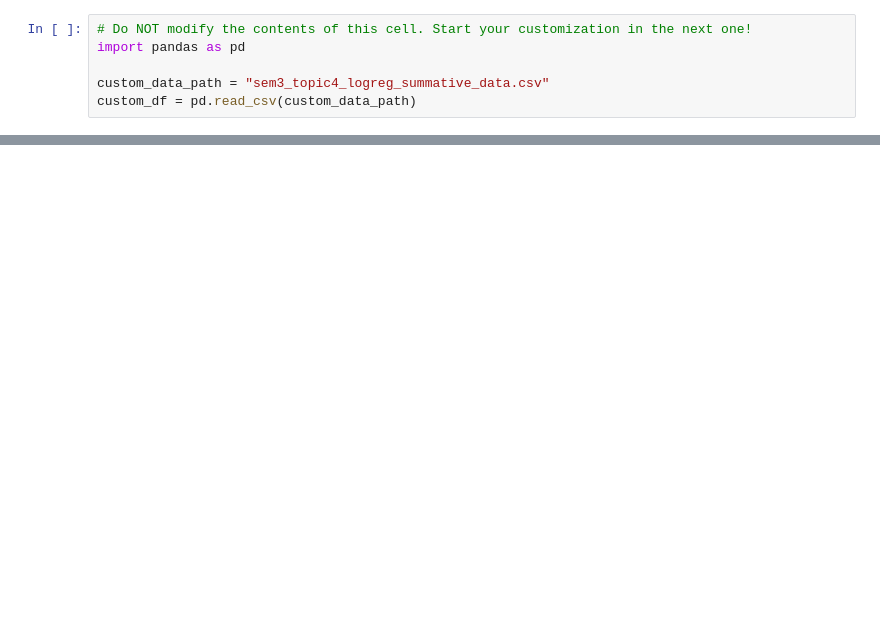
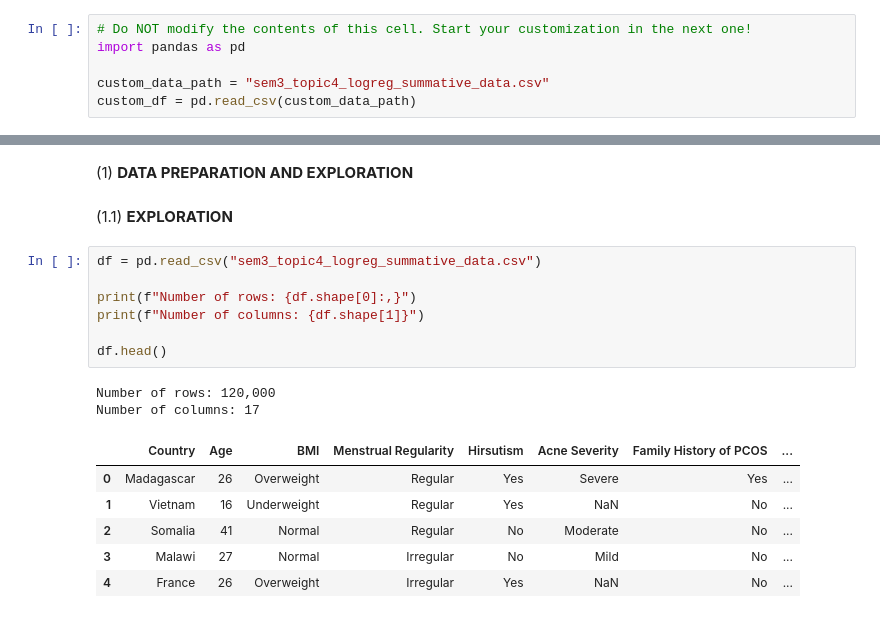
Before and after one commit to marfakozeletsUvA/sem3_projects, a Jupyter notebook: summative4/sem3_topic4_logreg_summative.ipynb, the cells around one changed output, grey strips where cells are left out. Drawn from its saved outputs; the diff is of its cells as text; blank space fills up the shorter version.

```diff
--- a/summative4/sem3_topic4_logreg_summative.ipynb
+++ b/summative4/sem3_topic4_logreg_summative.ipynb
@@ -38,0 +87,20 @@ custom_df = pd.read_csv(custom_data_path)
+# %% [markdown]
+(1) **DATA PREPARATION AND EXPLORATION**
+# %% [markdown]
+(1.1) **EXPLORATION**
+# %%
+df = pd.read_csv("sem3_topic4_logreg_summative_data.csv")
+
+print(f"Number of rows: {df.shape[0]:,}")
+print(f"Number of columns: {df.shape[1]}")
+
+df.head()
+# %% [output]
+Number of rows: 120,000
+Number of columns: 17
+|  | Country | Age | BMI | Menstrual Regularity | Hirsutism | Acne Severity | Family History of PCOS | ... |
+| 0 | Madagascar | 26 | Overweight | Regular | Yes | Severe | Yes | ... |
+| 1 | Vietnam | 16 | Underweight | Regular | Yes | NaN | No | ... |
+| 2 | Somalia | 41 | Normal | Regular | No | Moderate | No | ... |
+| 3 | Malawi | 27 | Normal | Irregular | No | Mild | No | ... |
+| 4 | France | 26 | Overweight | Irregular | Yes | NaN | No | ... |
```
Also changed, not shown: parts of 56 cells of this notebook, 4 other files.
